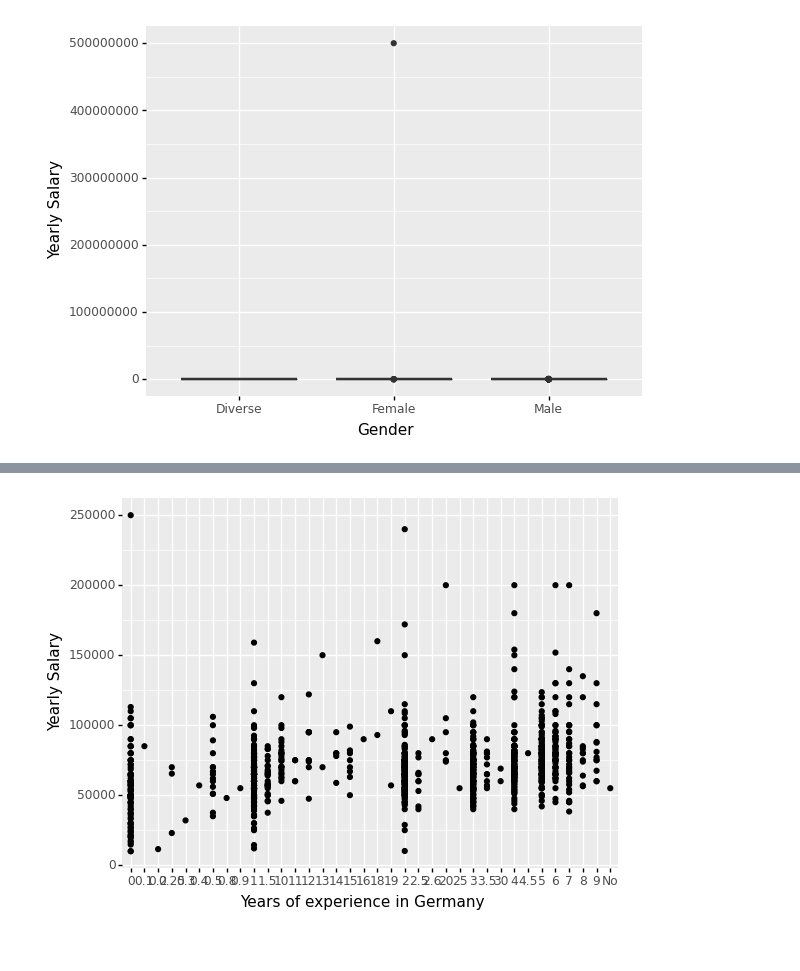
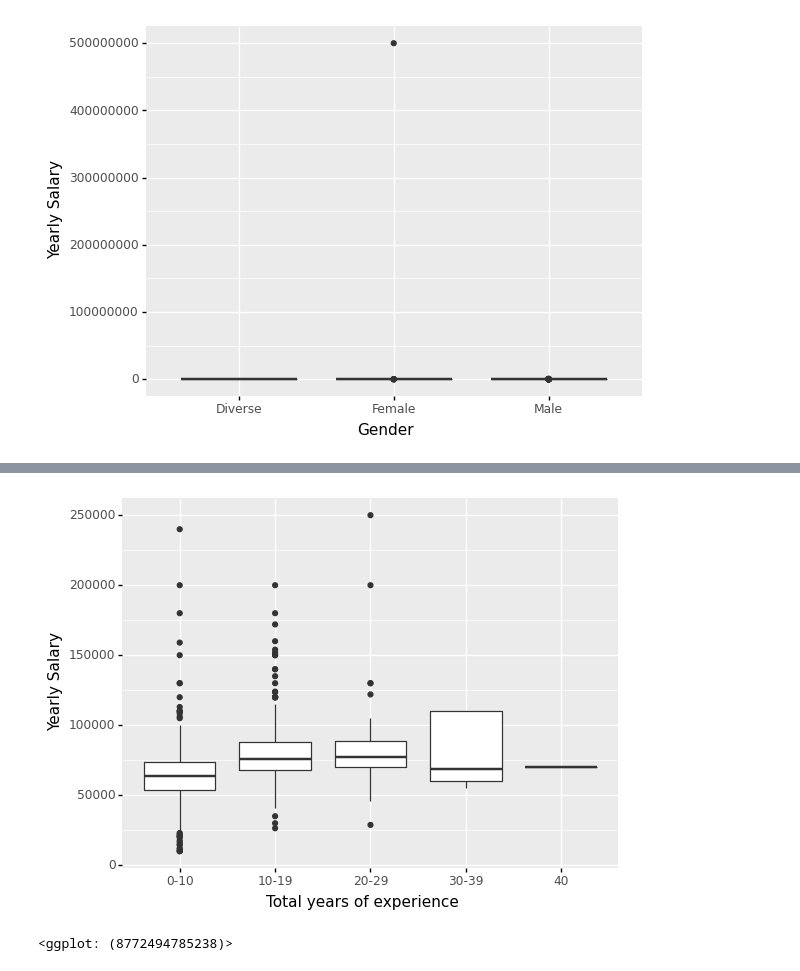
Before and after one commit to nicomontenegrob/DB-Midterm, a Jupyter notebook: Data Analysis.ipynb, the cells around one changed output, grey strips where cells are left out. Cells and saved outputs as stored; diff of their text form; code cells hidden in the pictures.

```diff
--- a/Data Analysis.ipynb
+++ b/Data Analysis.ipynb
@@ -101,3 +215,15 @@ wageplot('Age')
+# %%
+# Dataframe needs to be reloaded to revert age changes
+
+df = pd.read_csv('/Users/nicomontenegrob/Documents/NYU/Data Bootcamp/Clean_df.csv')
+
+df = df.iloc[:,1:len(df)]
+
+wage = 'Yearly brutto salary (without bonus and stocks) in EUR'
+
+indivcleaner(wage, 500000000, wagemedian)
+
+indivcleaner(wage, 850000, wagemedian)
 # %%
 dictionary1['City']
 # %% [output]
@@ -155,3 +299,34 @@ wageplot('Total years of experience')
 # %%
 # Analysis
+# %%
+# The same process that was done for Age entries can be done here
+
+lessthanten = [0, 1, 2, 3, 4, 5, 6, 7, 8, 9]
+
+ten = [10,11,12,13,14,15,16,17,18,19]
+
+twenty = [20,21,22,23,24,25,26,27,28,29]
+
+thirty = [30,31]
+
+fourty = [40]
+
+
+c = 'Total years of experience'
+
+
+for i in lessthanten:
+    df.iloc[getindex(c, i)] = df.iloc[getindex(c, i)].replace(i, '0-10')
+
+for i in ten:
+    df.iloc[getindex(c, i)] = df.iloc[getindex(c, i)].replace(i, '10-19')
+
+for i in twenty:
+    df.iloc[getindex(c, i)] = df.iloc[getindex(c, i)].replace(i, '20-29')
+
+for i in thirty:
+    df.iloc[getindex(c, i)] = df.iloc[getindex(c, i)].replace(i, '30-39')
+
+for i in fourty:
+    df.iloc[getindex(c, i)] = df.iloc[getindex(c, i)].replace(i, '40')
 # %%
@@ -177,6 +343,7 @@ dictionary1['Years of experience in Germany']
 # %%
-wageplot('Years of experience in Germany')
+ggplot(df, aes(x = c, y = wage)) + geom_boxplot() + ylab('Yearly Salary')
 # %% [output]
-[figure, old version]
+[figure, new version]
+<ggplot: (8772494785238)>
 # %%
 # Analysis
```
Also changed, not shown: parts of 77 cells of this notebook, 2 other files.
